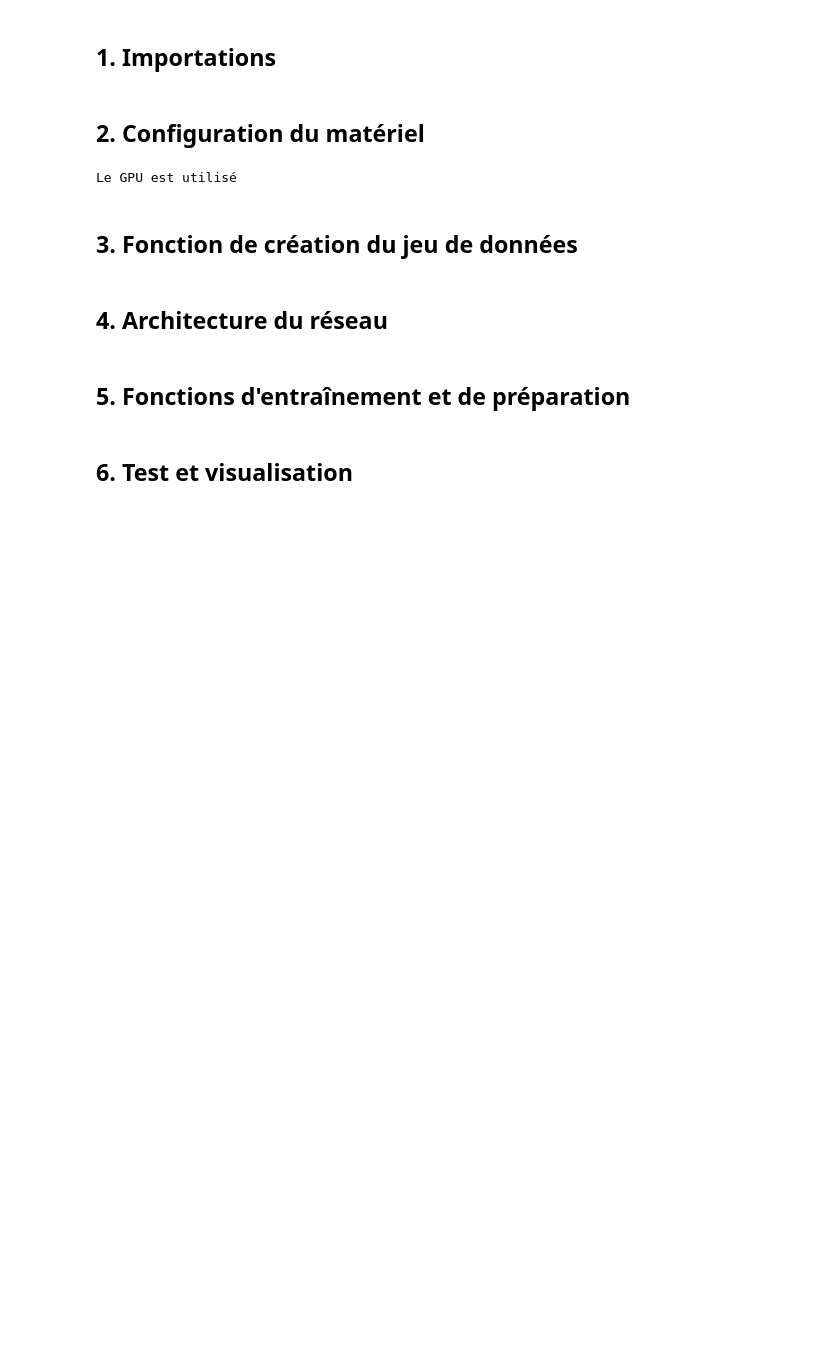
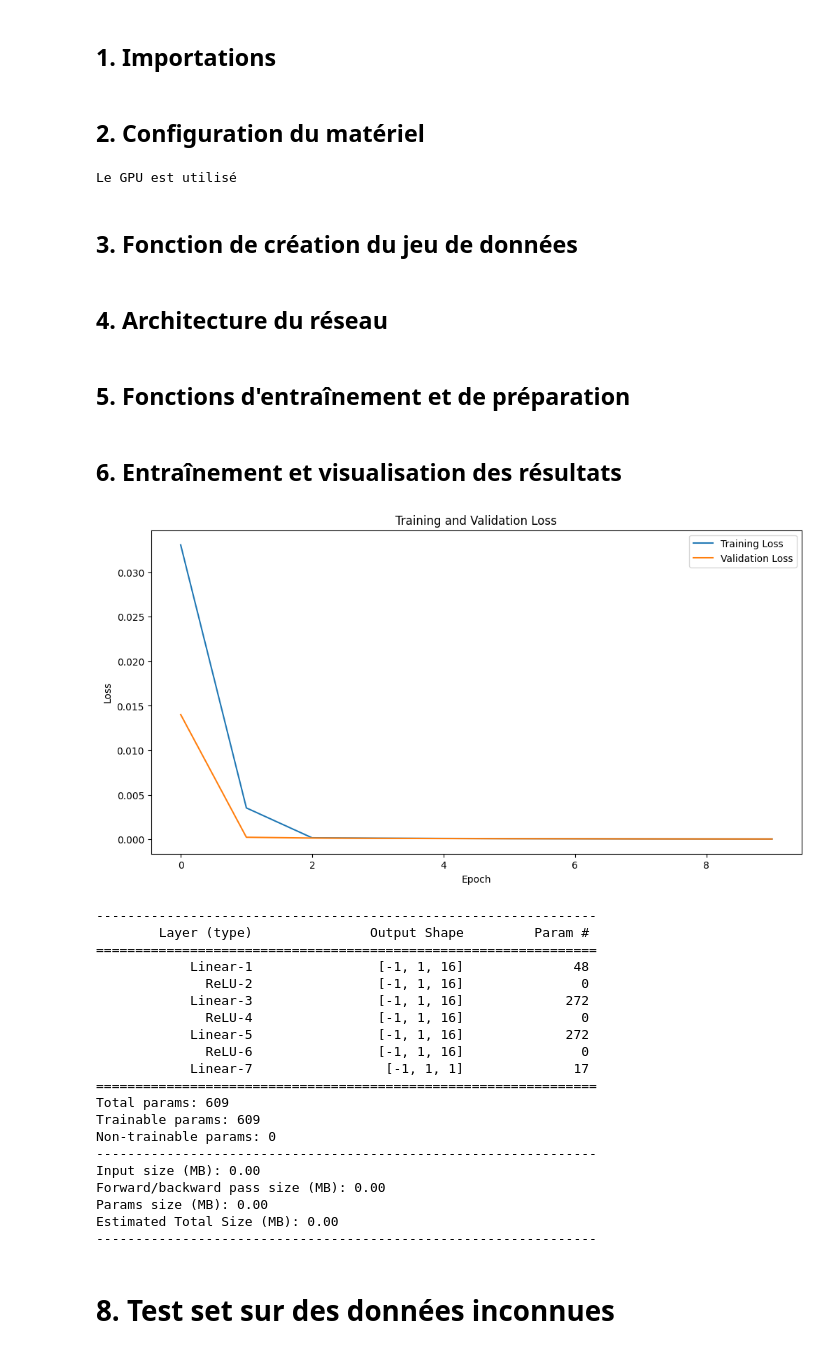
Before and after one commit to MatteoEleouet/DeepLearningEnFrancais, a Jupyter notebook: Code/07_projet_mlp/calculatric.ipynb, the cells around one changed output. Saved outputs shown, nothing was run; the diff lists cells and outputs as text; code cells hidden in the pictures; blank space fills up the shorter version.

Commit message:
add few activation function, better organization, grid search

```diff
--- a/Code/07_projet_mlp/calculatric.ipynb
+++ b/Code/07_projet_mlp/calculatric.ipynb
@@ -102,10 +103,10 @@ def get_optimizer(model, optimizer_name="adam", lr=0.001):
     raise ValueError("Optimizer not recognized. Use 'adam' or 'sgd'.")
 
 # Fonction d'entraînement du modèle
-def train_model(model, train_dataloader, val_dataloader, epochs=10, optimizer_name="adam", lr=0.001):
+def train_model(model, train_dataloader, val_dataloader, epochs, optimizer_name="sgd", lr=0.1):
     model.to(device)
     optimizer = get_optimizer(model, optimizer_name, lr)
-    loss_fn = nn.MSELoss()
+    loss_fn = nn.MSELoss() # fonction de perte, vous pouvez aussi essayez nn.L1Loss() qui est la MAE
     train_loss_history = []
     val_loss_history = []
 
@@ -136,7 +137,78 @@ def train_model(model, train_dataloader, val_dataloader, epochs=10, optimizer_na
 
     return train_loss_history, val_loss_history
 # %% [markdown]
-## 6. Test et visualisation
+## 6. Entraînement et visualisation des résultats
+# %%
+# Paramètres pour la création du jeu de données
+num_samples = 10000          # Nombre d'échantillons à générer. Ex: 5000, 10000, 15000, etc.
+min_value = 0                # Valeur minimale pour la génération de nombres. Ex: 0, 10, -10, etc.
+max_value = 100              # Valeur maximale pour la génération de nombres. Ex: 100, 200, 500, etc.
+operation = 'add'            # Opération à effectuer. Options : 'add' ou 'multiply'.
+batch_size = 64              # Taille des lots pour l'entraînement. Ex: 32, 64, 128, etc.
+learning_rate = 0.1          # Taux d'apprentissage. "adam", 0.001 ou "sgd", 0.1
+optimizer = "sgd"            # Optimiseur. "adam" ou "sgd"
+
+# Paramètres pour le modèle MLP
+input_size = 2               # Taille de l'entrée. Pour notre cas, c'est toujours 2.
+hidden_size = 16             # Nombre de neurones dans les couches cachées. Ex: 10, 20, 50, etc.
+output_size = 1              # Taille de la sortie. Pour notre cas, c'est toujours 1.
+num_hidden_layers = 3        # Nombre de couches cachées. Ex: 1, 2, 3, 4, etc.
+activation_fn = nn.ReLU()    # Fonction d'activation. Ex: nn.ReLU(), nn.Sigmoid() nn.Tanh() et nn.LeakyReLU().
+
+# Paramètres pour l'entraînement
+epochs = 10                  # Nombre d'époques pour l'entraînement. Ex: 5, 10, 20, etc.
+
+
+#? Initialisation du modèle
+model = MLP(input_size=input_size, hidden_size=hidden_size, output_size=output_size, num_hidden_layers=num_hidden_layers, activation_fn=activation_fn).to(device)
+
+#? Création des DataLoaders d'entraînement et de validation
+train_dataloader, val_dataloader = create_calculator_dataloaders(
+    num_samples=num_samples, min_value=min_value, max_value=max_value,
+    operation=operation, batch_size=batch_size, val_split=0.2
+)
+
+#? Entraînement du modèle
+train_loss_history, val_loss_history = train_model(
+    model, train_dataloader, val_dataloader, epochs=epochs,
+    optimizer_name=optimizer, lr=learning_rate
+)
+
+# Affichage des courbes de perte
+plt.figure(figsize=(12, 6))
+plt.plot(train_loss_history, label="Training Loss")
+plt.plot(val_loss_history, label="Validation Loss")
+plt.title("Training and Validation Loss")
+plt.xlabel("Epoch")
+plt.ylabel("Loss")
+plt.legend()
+plt.show()
+
+summary(model, input_size=(1, input_size))
+# %% [output]
+[figure, added]
+----------------------------------------------------------------
+        Layer (type)               Output Shape         Param #
+================================================================
+            Linear-1                [-1, 1, 16]              48
+              ReLU-2                [-1, 1, 16]               0
+            Linear-3                [-1, 1, 16]             272
+              ReLU-4                [-1, 1, 16]               0
+            Linear-5                [-1, 1, 16]             272
+              ReLU-6                [-1, 1, 16]               0
+            Linear-7                 [-1, 1, 1]              17
+================================================================
+Total params: 609
+Trainable params: 609
+Non-trainable params: 0
+----------------------------------------------------------------
+Input size (MB): 0.00
+Forward/backward pass size (MB): 0.00
+Params size (MB): 0.00
+Estimated Total Size (MB): 0.00
+----------------------------------------------------------------
+# %% [markdown]
+# 8. Test set sur des données inconnues
 # %%
 # Fonction de test du modèle
 def test_model(model, num_samples, min_value, max_value, operation):
```
Also changed, not shown: parts of 9 cells of this notebook, 1 other file.
